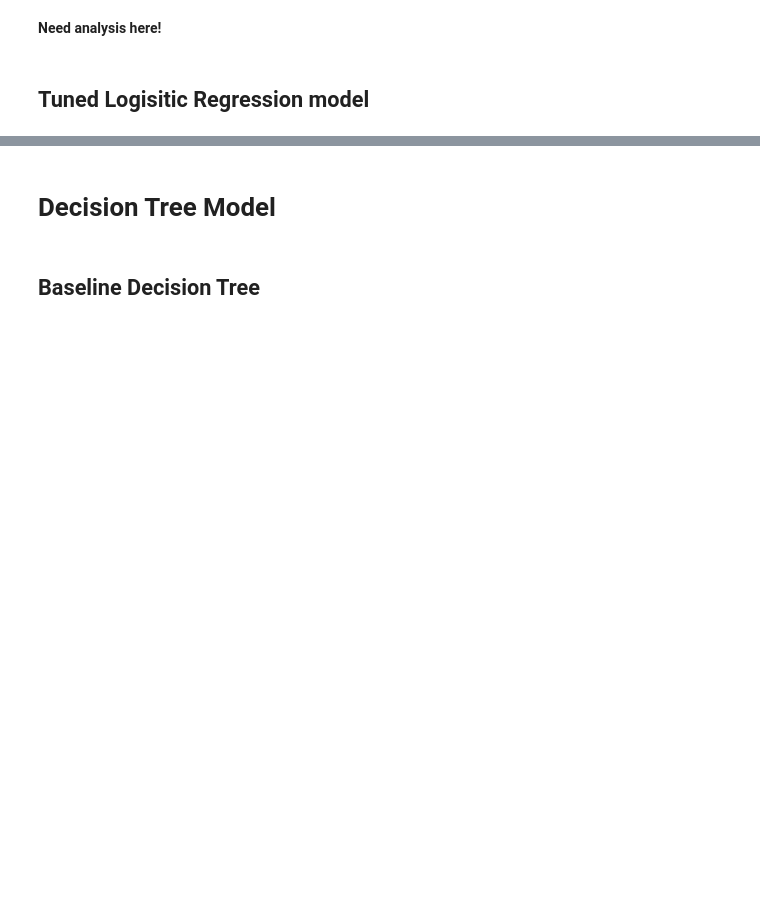
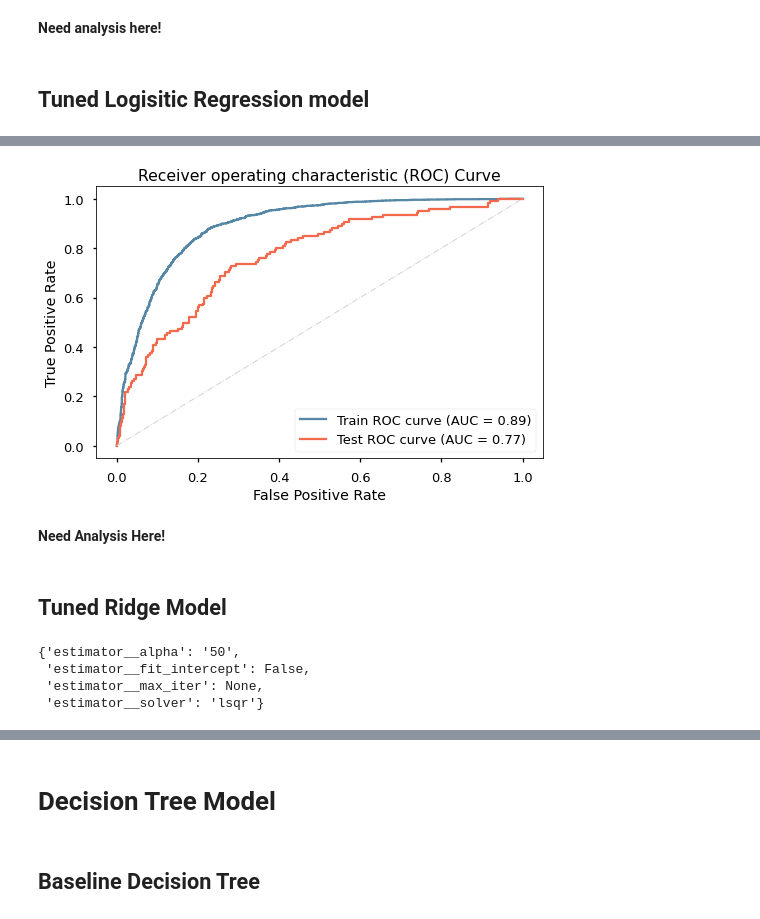
Before and after one commit to heathlikethecandybar/phase_4_project, a Jupyter notebook: phase_3/project/phase_3_notebook.ipynb, the cells around one changed output, grey strips where cells are left out. Saved outputs shown, nothing was run; the diff lists cells and outputs as text; code cells hidden in the pictures; blank space fills up the shorter version.

```diff
--- a/phase_3/project/phase_3_notebook.ipynb
+++ b/phase_3/project/phase_3_notebook.ipynb
@@ -1084,0 +1132,17 @@ knn_6_log_loss
+# %%
+# Quick look at the performance of our baseline model.  We'll take a peek
+# at the ROC curve first, even though our metric of interest is recall, and F1.
+fig, ax2 = plt.subplots(figsize=(8,5))
+plot_roc_curve(baseline_ridge, X_train, y_train, ax=ax2, name ='Train ROC curve', color=c("blue"))
+plot_roc_curve(baseline_ridge, X_test, y_test, ax=ax2, name ='Test ROC curve', color=c("redorange") )
+ax2.plot([0, 1], [0, 1], color='lightgray', lw=1, linestyle='-.')
+ax2.set_xlabel('False Positive Rate')
+ax2.set_ylabel('True Positive Rate')
+ax2.set_title('Receiver operating characteristic (ROC) Curve')
+plt.show();
+# %% [output]
+[figure, added]
+# %% [markdown]
+**Need Analysis Here!**
+# %% [markdown]
+## Tuned Ridge Model
@@ -1084,0 +1166,11 @@ knn_6_log_loss
+# %%
+# Train the pipeline (tranformations & predictor)
+best_ridge.fit(X_train, y_train);
+
+# Let's take a look at our best parameters
+best_ridge.best_params_
+# %% [output]
+{'estimator__alpha': '50',
+ 'estimator__fit_intercept': False,
+ 'estimator__max_iter': None,
+ 'estimator__solver': 'lsqr'}
```
Also changed, not shown: parts of 59 cells of this notebook.
